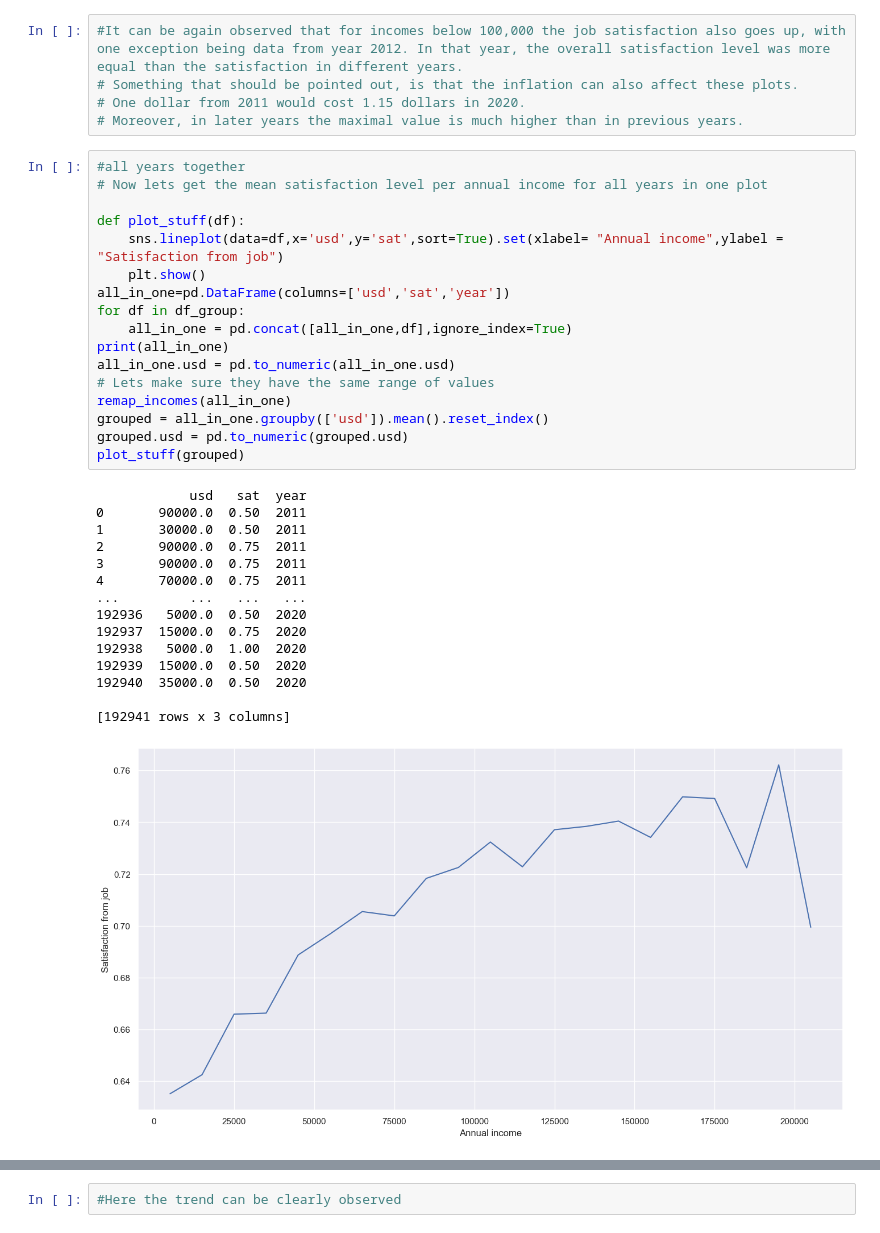
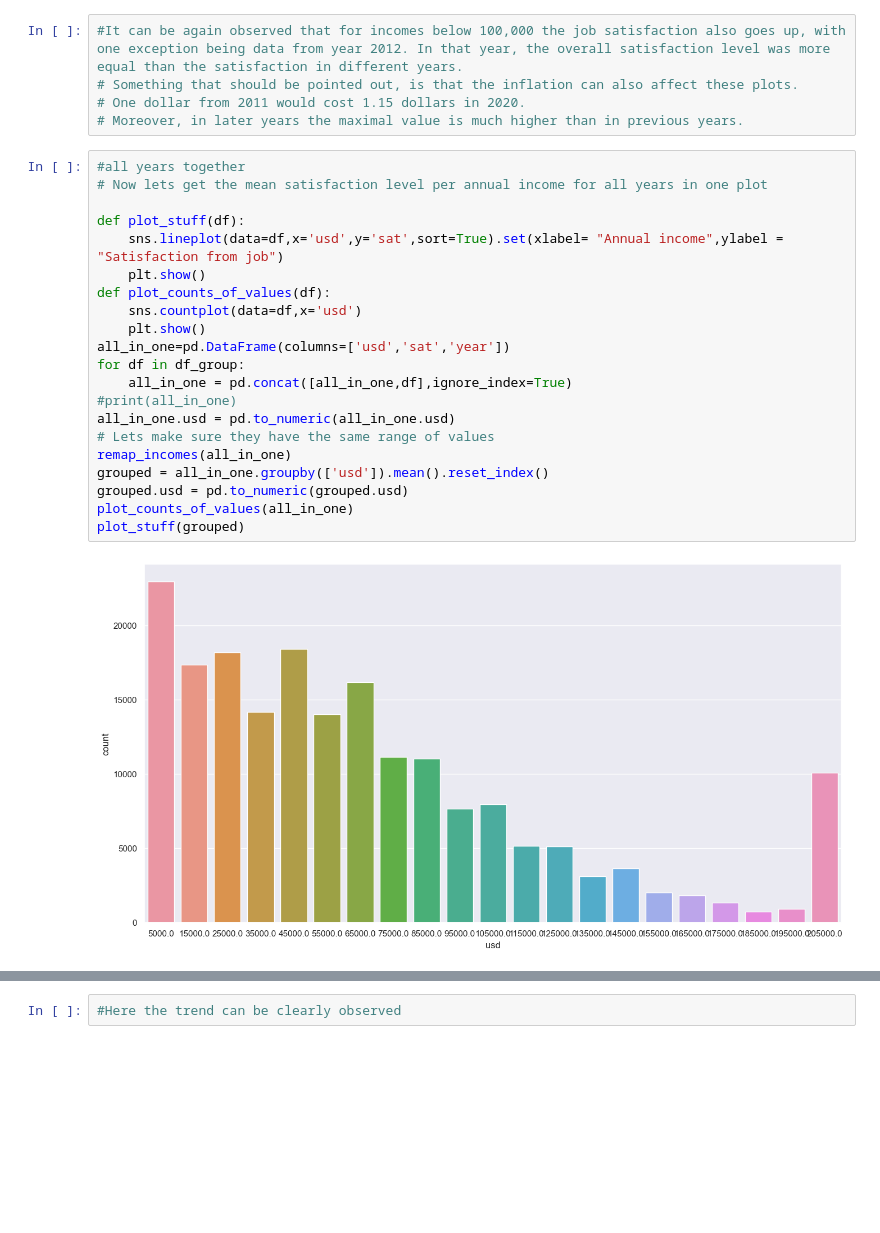
Before and after one commit to Abra-web/data_madness_2023, a Jupyter notebook: src/satisfaction.ipynb, the cells around one changed output, grey strips where cells are left out. Drawn from its saved outputs; the diff is of its cells as text; blank space fills up the shorter version.

```diff
--- a/src/satisfaction.ipynb
+++ b/src/satisfaction.ipynb
@@ -634,33 +634,23 @@ plot_stuff(all_in_one[0])
 # %%
 #all years together
 # Now lets get the mean satisfaction level per annual income for all years in one plot
 
 def plot_stuff(df):
     sns.lineplot(data=df,x='usd',y='sat',sort=True).set(xlabel= "Annual income",ylabel = "Satisfaction from job")
     plt.show()
+def plot_counts_of_values(df):
+    sns.countplot(data=df,x='usd')
+    plt.show()
 all_in_one=pd.DataFrame(columns=['usd','sat','year'])
 for df in df_group:
     all_in_one = pd.concat([all_in_one,df],ignore_index=True)
-print(all_in_one)
+#print(all_in_one)
 all_in_one.usd = pd.to_numeric(all_in_one.usd)
 # Lets make sure they have the same range of values
 remap_incomes(all_in_one)
 grouped = all_in_one.groupby(['usd']).mean().reset_index()
 grouped.usd = pd.to_numeric(grouped.usd)
+plot_counts_of_values(all_in_one)
 plot_stuff(grouped)
 # %% [output]
-            usd   sat  year
-0       90000.0  0.50  2011
-1       30000.0  0.50  2011
-2       90000.0  0.75  2011
-3       90000.0  0.75  2011
-4       70000.0  0.75  2011
-...         ...   ...   ...
-192936   5000.0  0.50  2020
-192937  15000.0  0.75  2020
-192938   5000.0  1.00  2020
-192939  15000.0  0.50  2020
-192940  35000.0  0.50  2020
-
-[192941 rows x 3 columns]
-[figure, old version]
+[figure, new version]
```
Also changed, not shown: parts of 1 cell of this notebook.
